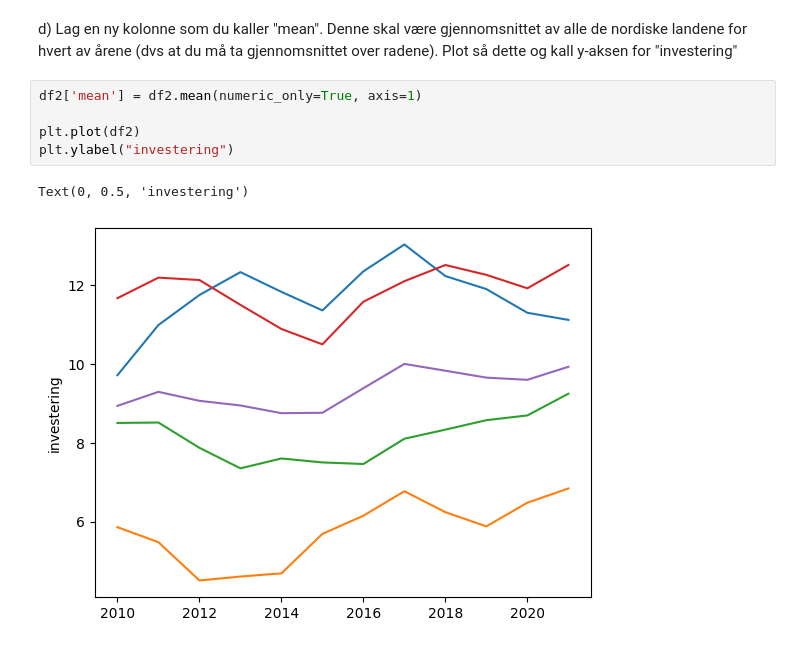
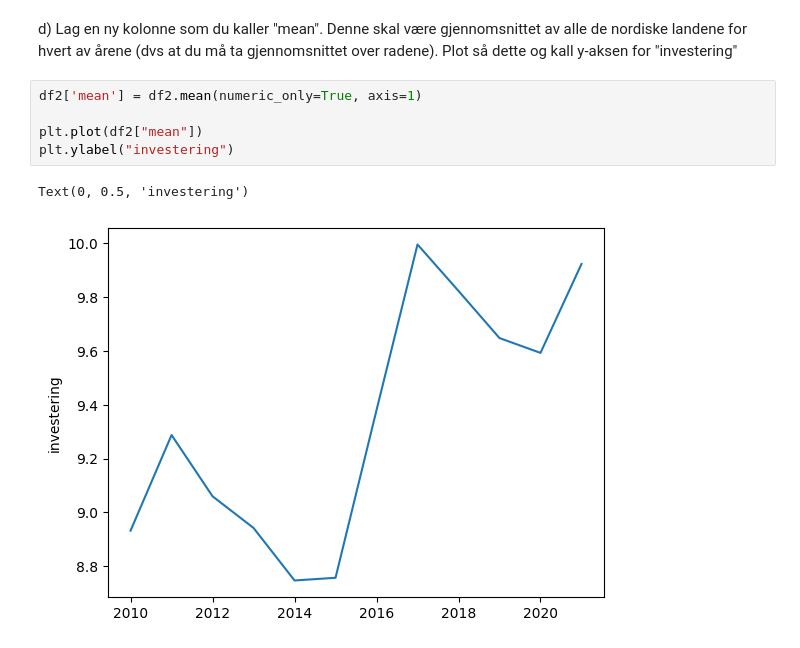
Before and after one commit to osa032/SOK_1003, a Jupyter notebook: SOK-1003-eksamen-2022-mappe2.ipynb, the cells around one changed output. Cells and saved outputs as stored; diff of their text form.

Commit message:
Oppdatert, lagde plot med kun "mean"

```diff
--- a/SOK-1003-eksamen-2022-mappe2.ipynb
+++ b/SOK-1003-eksamen-2022-mappe2.ipynb
@@ -259,8 +266,8 @@ d) Lag en ny kolonne som du kaller "mean". Denne skal være gjennomsnittet av al
 # %%
 df2['mean'] = df2.mean(numeric_only=True, axis=1)
 
-plt.plot(df2)
+plt.plot(df2["mean"])
 plt.ylabel("investering")
 # %% [output]
 Text(0, 0.5, 'investering')
-[figure, old version]
+[figure, new version]
```
Also changed, not shown: parts of 6 cells of this notebook.
